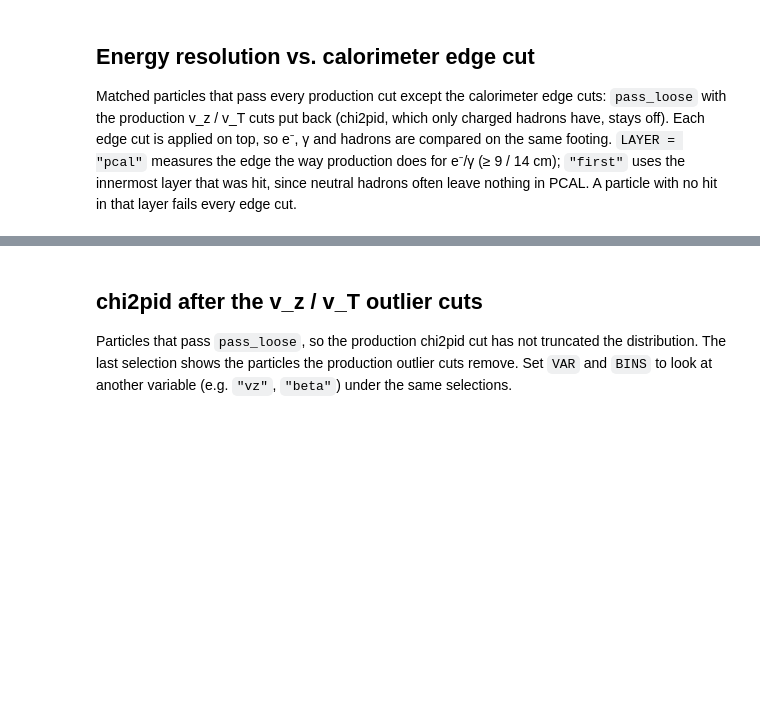
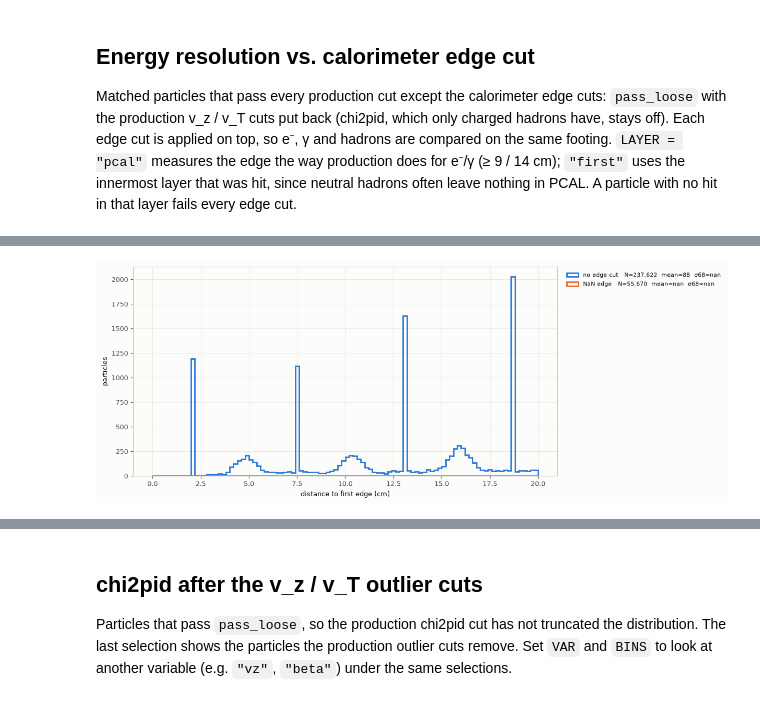
Before and after one commit to tjayhllstrn/parnassus_data_prep, a Jupyter notebook: edge_outlier_study.ipynb, the cells around one changed output, grey strips where cells are left out. Drawn from its saved outputs; the diff is of its cells as text; code cells hidden in the pictures; blank space fills up the shorter version.

```diff
--- a/edge_outlier_study.ipynb
+++ b/edge_outlier_study.ipynb
@@ -134,0 +139,15 @@ overlay(res, {"no edge cut": None, **{f"edge ≥ {d} cm": edge >= d for d in EDG
+# %%
+PIDS = [211,-211]
+LAYER = "first"
+SAME_PID = True
+
+base = df.pass_loose & vz_window(df, -40, 30) & vt_max(df, 20)  # production minus edge cuts (and chi2pid)
+h = df[base & df.pid.isin(PIDS)]
+if SAME_PID:
+    h = h[h.truepid == h.pid]
+edge = calo_edge(h, LAYER)
+
+overlay(edge, {"no edge cut": None, **{f"edge ≥ {d} cm": edge >= d for d in EDGES}},
+        bins=np.linspace(0, 20, 101), xlabel=f"distance to {LAYER} edge (cm)", density=False)
+# %% [output]
+[figure, added]
```
Also changed, not shown: parts of 11 cells of this notebook.
